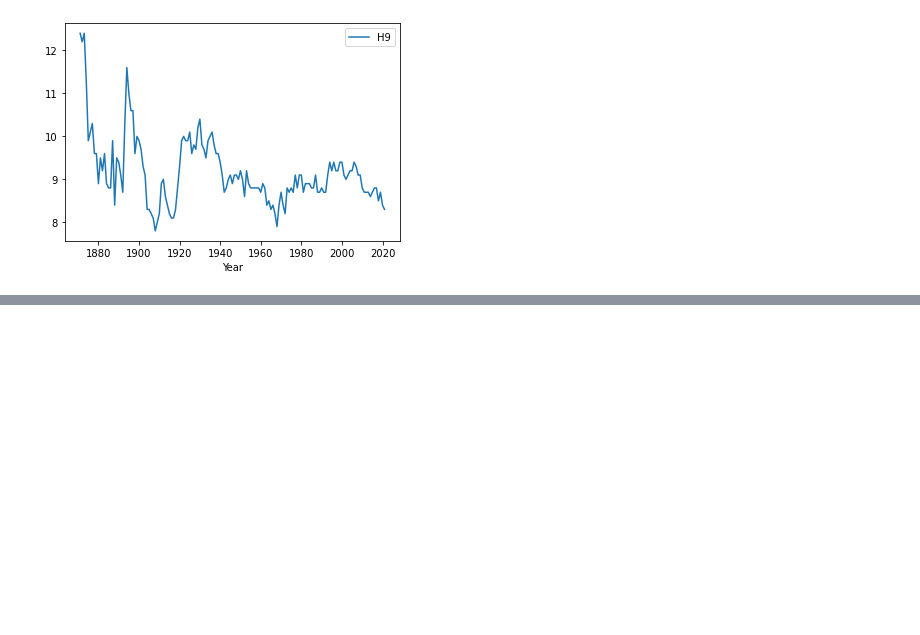
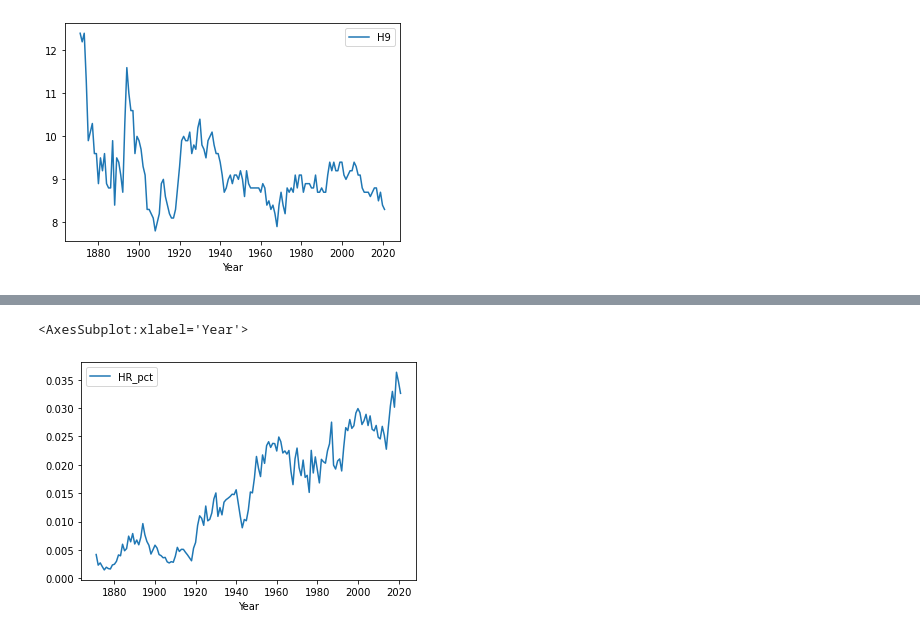
Before and after one commit to gcdean38/MSM_python, a Jupyter notebook: mutv/DDD0909.ipynb, the cells around one changed output, grey strips where cells are left out. Cells and saved outputs as stored; diff of their text form; code cells hidden in the pictures; blank space fills up the shorter version.

```diff
--- a/mutv/DDD0909.ipynb
+++ b/mutv/DDD0909.ipynb
@@ -99,0 +176,5 @@ yxy_pitching.plot.line(x="Year",y="H9")
+# %%
+yxy_batting.plot.line(x="Year",y=['HR_pct'])
+# %% [output]
+<AxesSubplot:xlabel='Year'>
+[figure, added]
```
Also changed, not shown: parts of 23 cells of this notebook.
